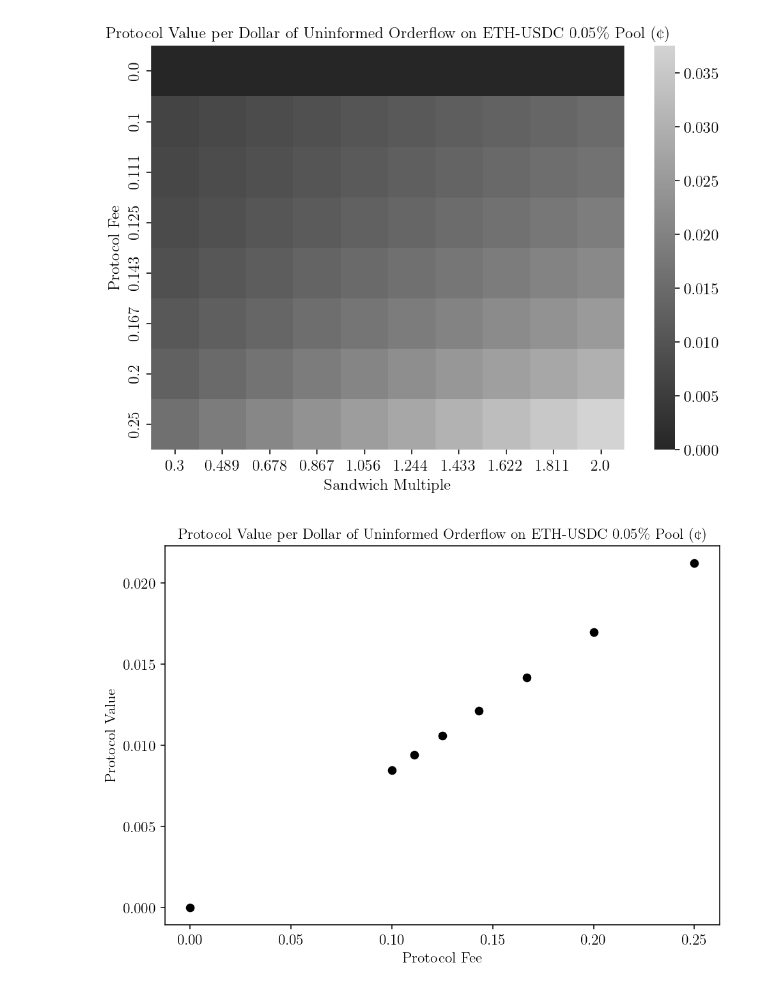
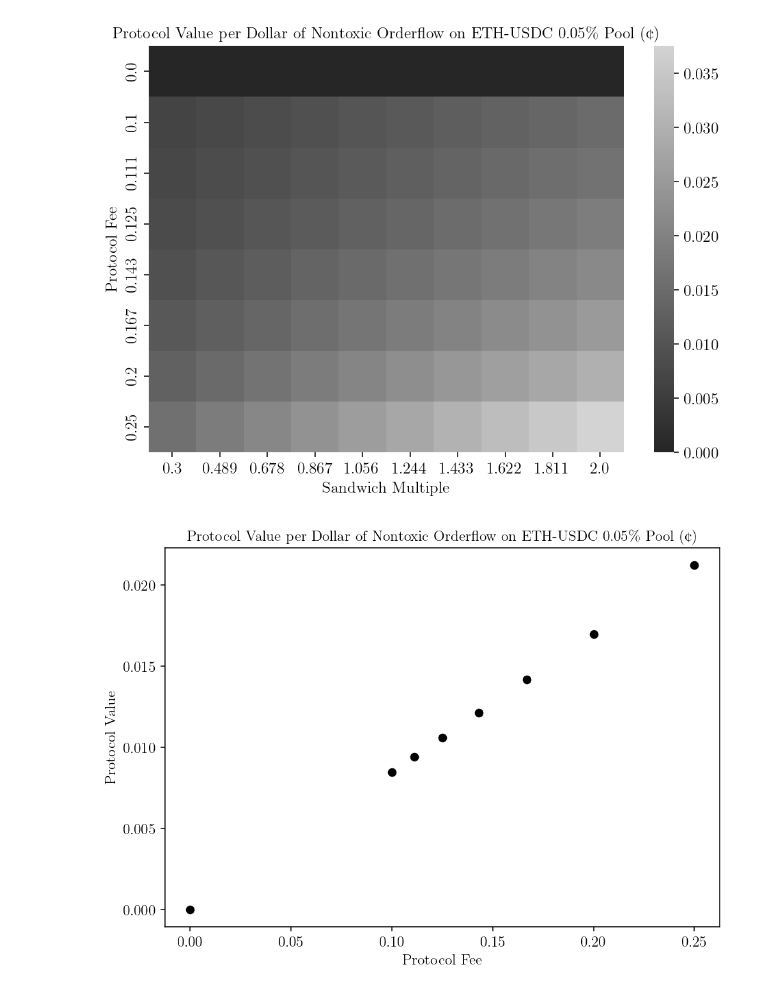
Before and after one commit to xenophonlabs/valuing-orderflow, a Jupyter notebook: src/sandwiches.ipynb, the cells around one changed output. Drawn from its saved outputs; the diff is of its cells as text; code cells hidden in the pictures.

```diff
--- a/src/sandwiches.ipynb
+++ b/src/sandwiches.ipynb
@@ -32,36 +32,36 @@ def tst():
         index=phis,
         columns=sandwich_mults
     )
 
     latexify(fig_width=8, fig_height=5.5)
     sns.heatmap(
         res,
         cmap=sns.dark_palette("#D3D3D3", as_cmap=True),
 #         annot=True
     )
-    plt.title("Protocol Value per Dollar of Uninformed Orderflow on ETH-USDC 0.05\% Pool (¢)")
+    plt.title("Protocol Value per Dollar of Nontoxic Orderflow on ETH-USDC 0.05\% Pool (¢)")
     plt.xlabel("Sandwich Multiple")
     plt.ylabel("Protocol Fee")
-    plt.savefig("/Users/max/Desktop/sandwich-mult-heatmap.pdf")
+    plt.savefig("/Users/max/Desktop/protocol-value-per-orderflow-dollar.pdf")
     plt.show()
 
     cur_sandwich_multiple = .6969
     latexify(fig_width=8, fig_height=5.5)
     plt.scatter(
         phis,
         [calcvaluepct(phi, cur_sandwich_multiple) for phi in phis],
         color="black",
     )
-    plt.title("Protocol Value per Dollar of Uninformed Orderflow on ETH-USDC 0.05\% Pool (¢)")
+    plt.title("Protocol Value per Dollar of Nontoxic Orderflow on ETH-USDC 0.05\% Pool (¢)")
     plt.ylabel("Protocol Value")
     plt.xlabel("Protocol Fee")
-    plt.savefig("/Users/max/Desktop/sandwich-mult-value-scatter.pdf")
+    plt.savefig("/Users/max/Desktop/protocol-value-vs-fee-current.pdf")
 #     plt.show()
 
 
 #     return res
 
 tst()
 # %% [output]
-[figure, old version]
+[figure, new version]
-[figure, old version]
+[figure, new version]
```
Also changed, not shown: 2 other files.
